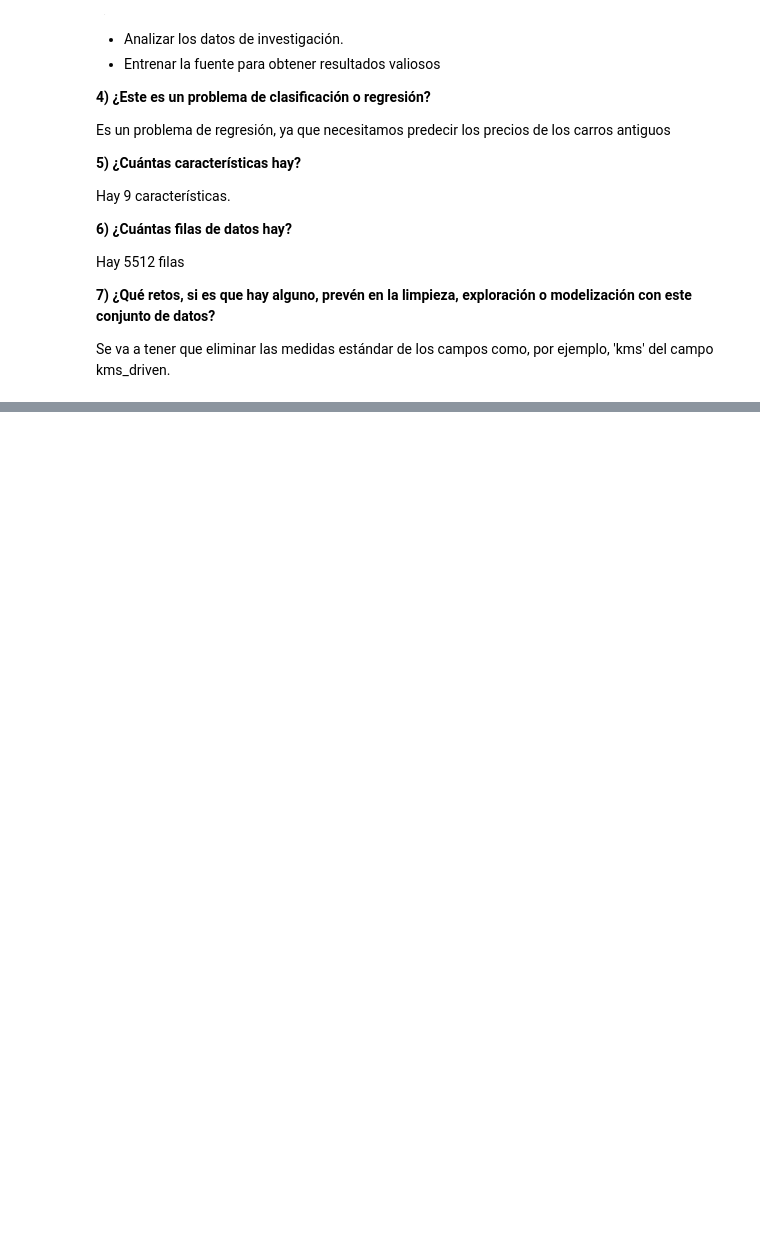
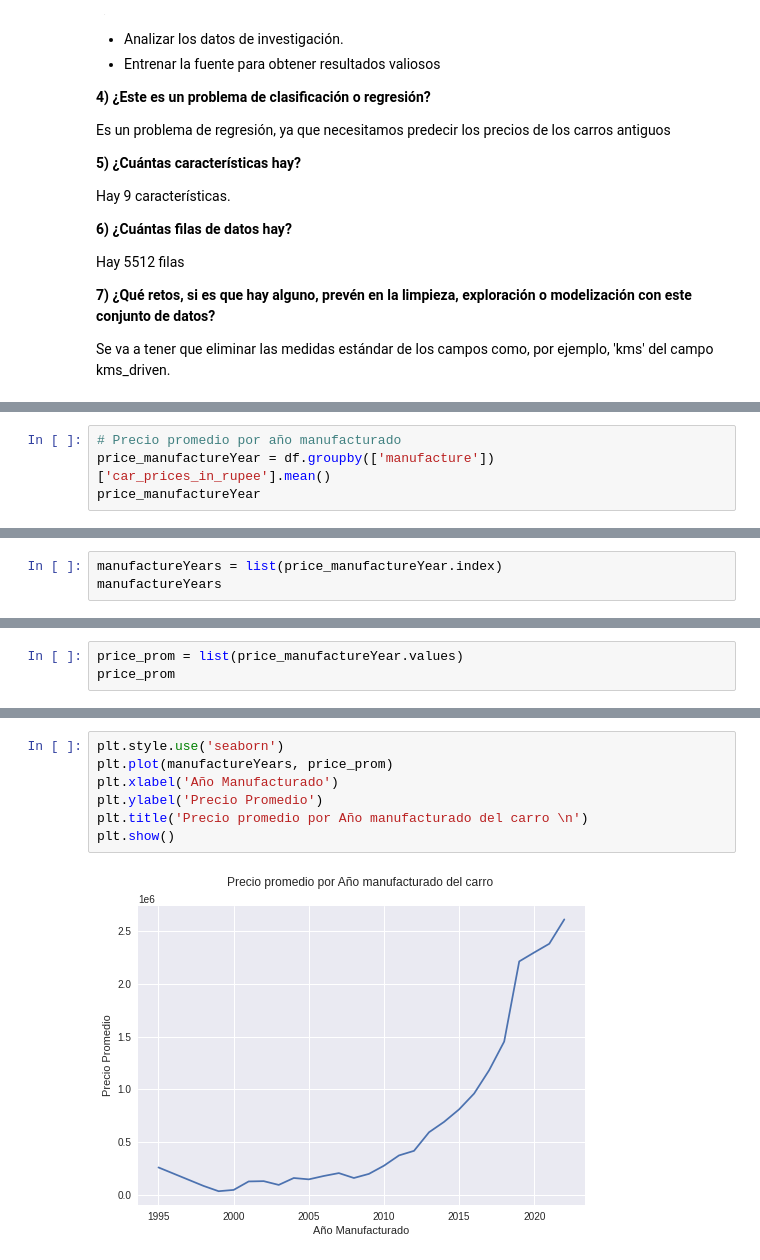
Before and after one commit to Dannais/Old-Car-Price-Prediction, a Jupyter notebook: Old_Car_Price_Prediction.ipynb, the cells around one changed output, grey strips where cells are left out. Cells and saved outputs as stored; diff of their text form; blank space fills up the shorter version.

```diff
--- a/Old_Car_Price_Prediction.ipynb
+++ b/Old_Car_Price_Prediction.ipynb
@@ -153,0 +340,4 @@ memory usage: 430.8+ KB
+# %%
+# Precio promedio por año manufacturado
+price_manufactureYear = df.groupby(['manufacture'])['car_prices_in_rupee'].mean()
+price_manufactureYear
@@ -153,0 +362,3 @@ memory usage: 430.8+ KB
+# %%
+manufactureYears = list(price_manufactureYear.index)
+manufactureYears
@@ -153,0 +383,3 @@ memory usage: 430.8+ KB
+# %%
+price_prom = list(price_manufactureYear.values)
+price_prom
@@ -153,0 +404,9 @@ memory usage: 430.8+ KB
+# %%
+plt.style.use('seaborn')
+plt.plot(manufactureYears, price_prom)
+plt.xlabel('Año Manufacturado')
+plt.ylabel('Precio Promedio')
+plt.title('Precio promedio por Año manufacturado del carro \n')
+plt.show()
+# %% [output]
+[figure, added]
```
Also changed, not shown: parts of 44 cells of this notebook.
